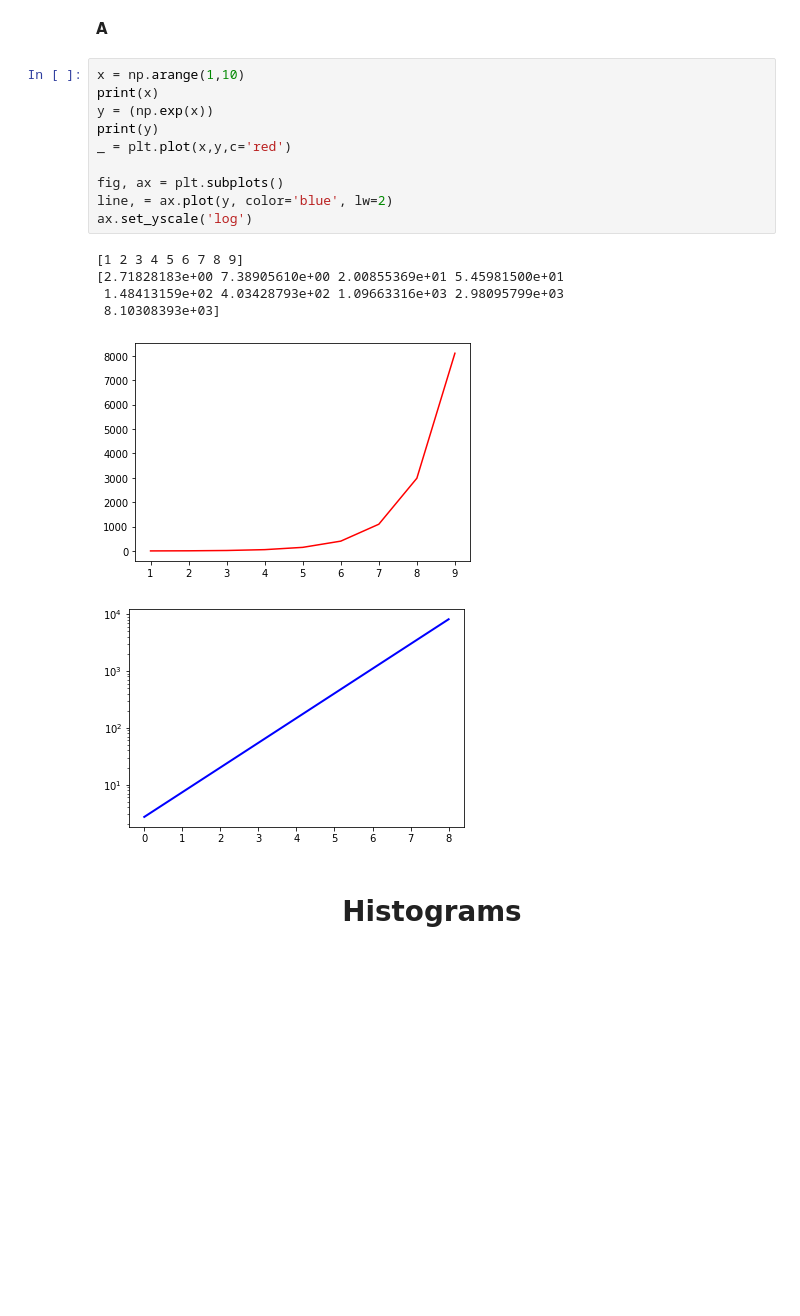
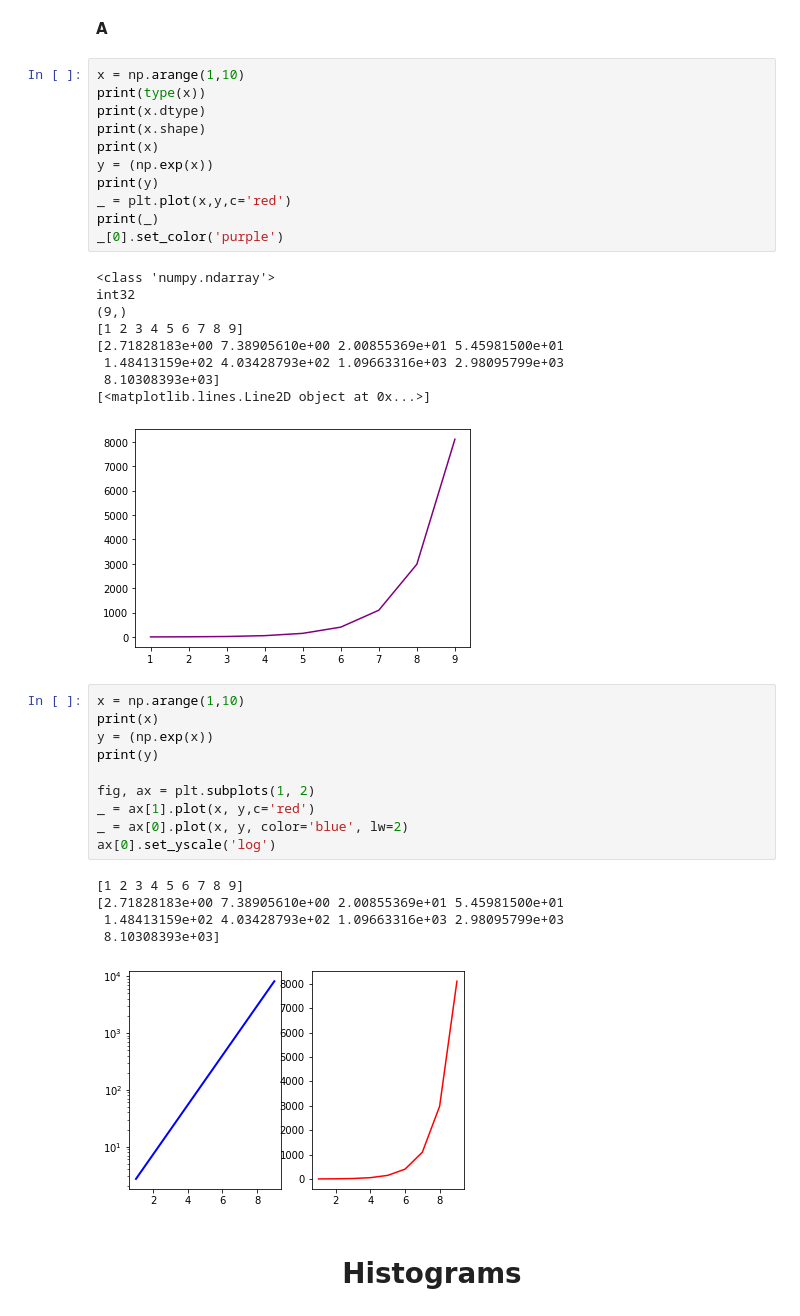
Before and after one commit to seryafarma/FDSTeam50, a Jupyter notebook: Week36/Worked/lecture1_notebook4_matplotlib - answered.ipynb, the cells around one changed output. Saved outputs shown, nothing was run; the diff lists cells and outputs as text; blank space fills up the shorter version.

```diff
--- a/Week36/Worked/lecture1_notebook4_matplotlib - answered.ipynb
+++ b/Week36/Worked/lecture1_notebook4_matplotlib - answered.ipynb
@@ -40,23 +40,43 @@ _ = plt.xlabel("Time of day (h)")
 **Q: Make a graph of an exponential function (e^x). How can you change the y axes to make this graph be a straight line?** (Hint: Google for matplotlib log scaling)
 # %% [markdown]
 **A**
+# %%
+x = np.arange(1,10)
+print(type(x))
+print(x.dtype)
+print(x.shape)
+print(x)
+y = (np.exp(x))
+print(y)
+_ = plt.plot(x,y,c='red')
+print(_)
+_[0].set_color('purple')
+# %% [output]
+<class 'numpy.ndarray'>
+int32
+(9,)
+[1 2 3 4 5 6 7 8 9]
+[2.71828183e+00 7.38905610e+00 2.00855369e+01 5.45981500e+01
+ 1.48413159e+02 4.03428793e+02 1.09663316e+03 2.98095799e+03
+ 8.10308393e+03]
+[<matplotlib.lines.Line2D object at 0x...>]
+[figure, added]
 # %%
 x = np.arange(1,10)
 print(x)
 y = (np.exp(x))
 print(y)
-_ = plt.plot(x,y,c='red')
 
-fig, ax = plt.subplots()
-line, = ax.plot(y, color='blue', lw=2)
-ax.set_yscale('log')
+fig, ax = plt.subplots(1, 2)
+_ = ax[1].plot(x, y,c='red')
+_ = ax[0].plot(x, y, color='blue', lw=2)
+ax[0].set_yscale('log')
 # %% [output]
 [1 2 3 4 5 6 7 8 9]
 [2.71828183e+00 7.38905610e+00 2.00855369e+01 5.45981500e+01
  1.48413159e+02 4.03428793e+02 1.09663316e+03 2.98095799e+03
  8.10308393e+03]
-[figure, old version]
+[figure, new version]
-[figure, removed]
 # %% [markdown]
 <h1><center> Histograms </center></h1>
 # %%
```
Also changed, not shown: parts of 1 cell of this notebook, 3 other files.
